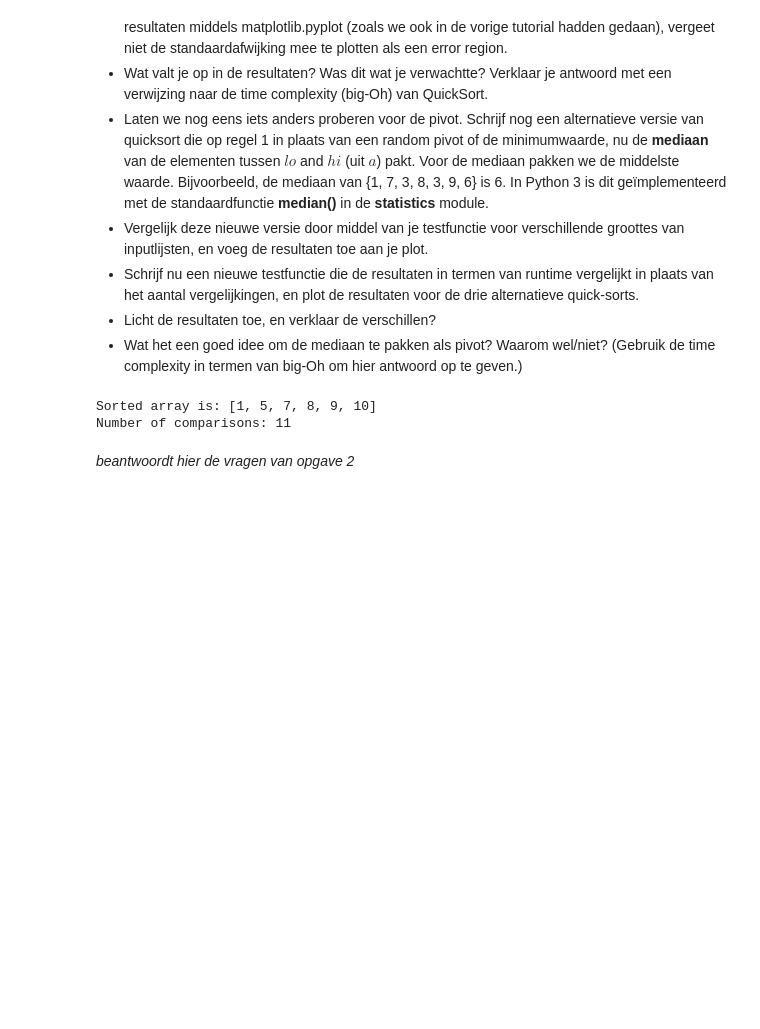
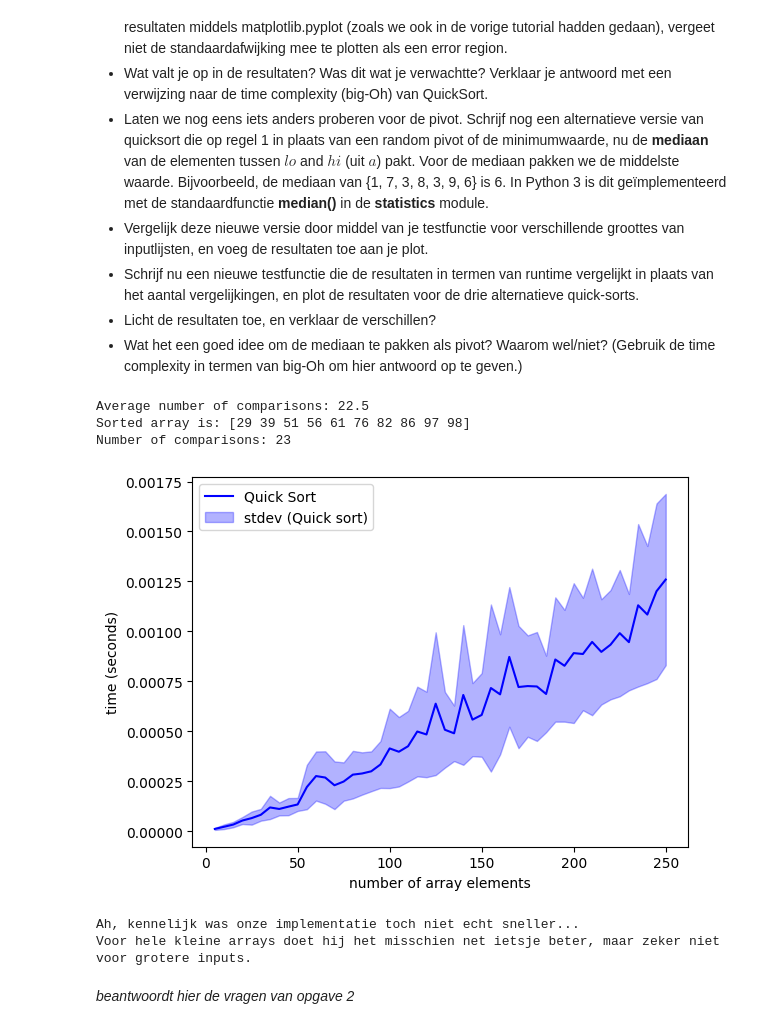
Before and after one commit to LFGaming/ALDS, a Jupyter notebook: ALDS2 - Containers, Searching & Sorting.ipynb, the cells around one changed output. Cells and saved outputs as stored; diff of their text form; code cells hidden in the pictures; blank space fills up the shorter version.

```diff
--- a/ALDS2 - Containers, Searching & Sorting.ipynb
+++ b/ALDS2 - Containers, Searching & Sorting.ipynb
@@ -164,34 +164,93 @@ De runtime van Quick-sort is erg afhankelijk van de keuze van de pivot. We gaan
 # %%
 # Schrijf hier de code voor opgave 2
 def quicksort(a, lo, hi):
     if lo >= hi:
         return a, 0
     p, comparisons = partition(a, lo, hi)
     a, comparisons_left = quicksort(a, lo, p - 1)
     a, comparisons_right = quicksort(a, p + 1, hi)
     return a, comparisons + comparisons_left + comparisons_right
 
 def partition(a, lo, hi):
     pivot = a[hi]
     i = lo
     comparisons = 0
     for j in range(lo, hi):
         comparisons += 1
         if a[j] <= pivot:
             a[i], a[j] = a[j], a[i]
             i += 1
     a[i], a[hi] = a[hi], a[i]
     return i, comparisons
 
-# np.random.rand()
-numbers = [10, 7, 8, 9, 1, 5]
-n = len(numbers)
-sorted_numbers, comparisons = quicksort(numbers, 0, n-1)
+def random_int_array(length):
+    # een array'tje met ints tussen de 0 en de 100 (exclusief)
+    array = np.random.randint(0, high=100, size=length, dtype="l")
+    return array
+
+# Initialize an empty list to store all the comparison outputs
+comparisons_list = []
+
+for i in range(10):
+    n = len(random_int_array(10))
+    sorted_numbers, comparisons = quicksort(random_int_array(10), 0, n-1)
+    # Append the comparisons to comparisons_list
+    comparisons_list.append(comparisons)
+
+# Convert comparisons_list to a numpy array
+z = np.array(comparisons_list)
+
+# Calculate the average of the array
+average = np.mean(z)
+print(f"Average number of comparisons: {average}")
+
 print(f"Sorted array is: {sorted_numbers}")
 print(f"Number of comparisons: {comparisons}")
+
+mean_std_max = []
+stdev_std_max = []
+mean_my_max = []
+stdev_my_max = []
+meetpunten = list(range(5, 251, 5))
+for i in meetpunten:
+    std = []
+    my = []
+    for j in range(200):  # vijftig metingen per datapunt
+        n = len(random_int_array(i))  # use 'i' instead of 'meetpunten'
+        arr = random_int_array(i)
+        t1 = time.perf_counter()
+        res = quicksort(arr, 0, n-1)  # use 'arr' instead of 'random_int_array(meetpunten)'
+        t2 = time.perf_counter()
+        std.append(t2 - t1)
+    mean_std_max.append(stats.mean(std))
+    stdev_std_max.append(stats.stdev(std))
+# En dan de plot-code gemaakt met Matplotlib
+# Zie bijvoorbeeld de tutorial: https://matplotlib.org/tutorials/introductory/pyplot.html
+plt.plot(meetpunten, mean_std_max, "b-")
+plt.fill_between(
+    meetpunten,
+    np.array(mean_std_max) - np.array(stdev_std_max),
+    np.array(mean_std_max) + np.array(stdev_std_max),
+    color="b",
+    alpha=0.3,
+)
+plt.xlabel("number of array elements")
+plt.ylabel("time (seconds)")
+plt.legend(["Quick Sort", "stdev (Quick sort)"], loc="upper left")
+plt.show()
+
+print(
+    "Ah, kennelijk was onze implementatie toch niet echt sneller...",
+    "Voor hele kleine arrays doet hij het misschien net ietsje beter, maar zeker niet voor grotere inputs.",
+    sep="\n",
+)
 # %% [output]
-Sorted array is: [1, 5, 7, 8, 9, 10]
-Number of comparisons: 11
+Average number of comparisons: 22.5
+Sorted array is: [29 39 51 56 61 76 82 86 97 98]
+Number of comparisons: 23
+[figure, added]
+Ah, kennelijk was onze implementatie toch niet echt sneller...
+Voor hele kleine arrays doet hij het misschien net ietsje beter, maar zeker niet voor grotere inputs.
 # %% [markdown]
 *beantwoordt hier de vragen van opgave 2*
 # %% [markdown]
```
